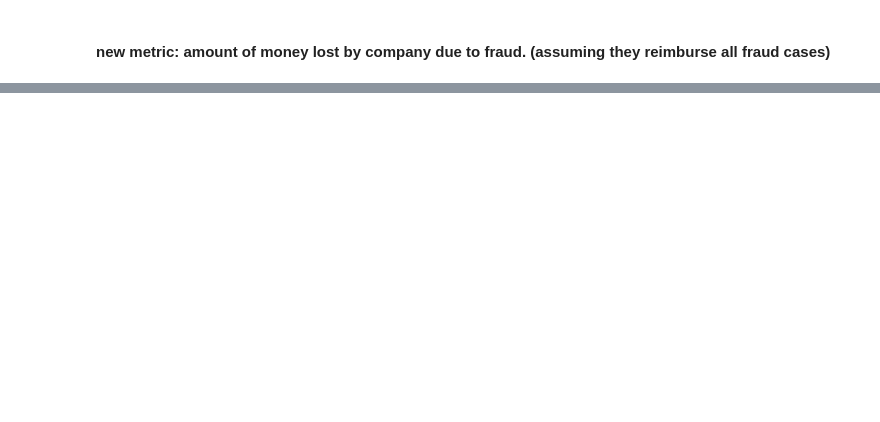
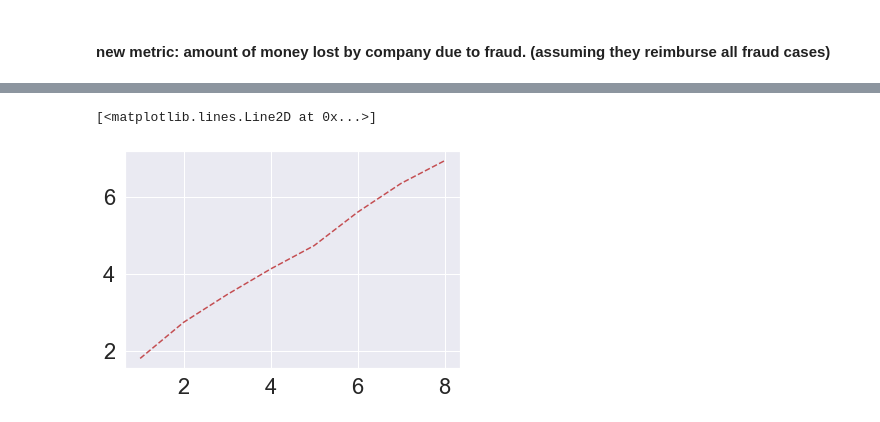
Before and after one commit to nershman/imbalanced-learning, a Jupyter notebook: notebook1.ipynb, the cells around one changed output, grey strips where cells are left out. Saved outputs shown, nothing was run; the diff lists cells and outputs as text; code cells hidden in the pictures; blank space fills up the shorter version.

```diff
--- a/notebook1.ipynb
+++ b/notebook1.ipynb
@@ -406,0 +524,5 @@ plt.show();
+# %%
+plt.plot(epoch_count,temp, 'r--')
+# %% [output]
+[<matplotlib.lines.Line2D at 0x...>]
+[figure, added]
```
Also changed, not shown: parts of 35 cells of this notebook.
